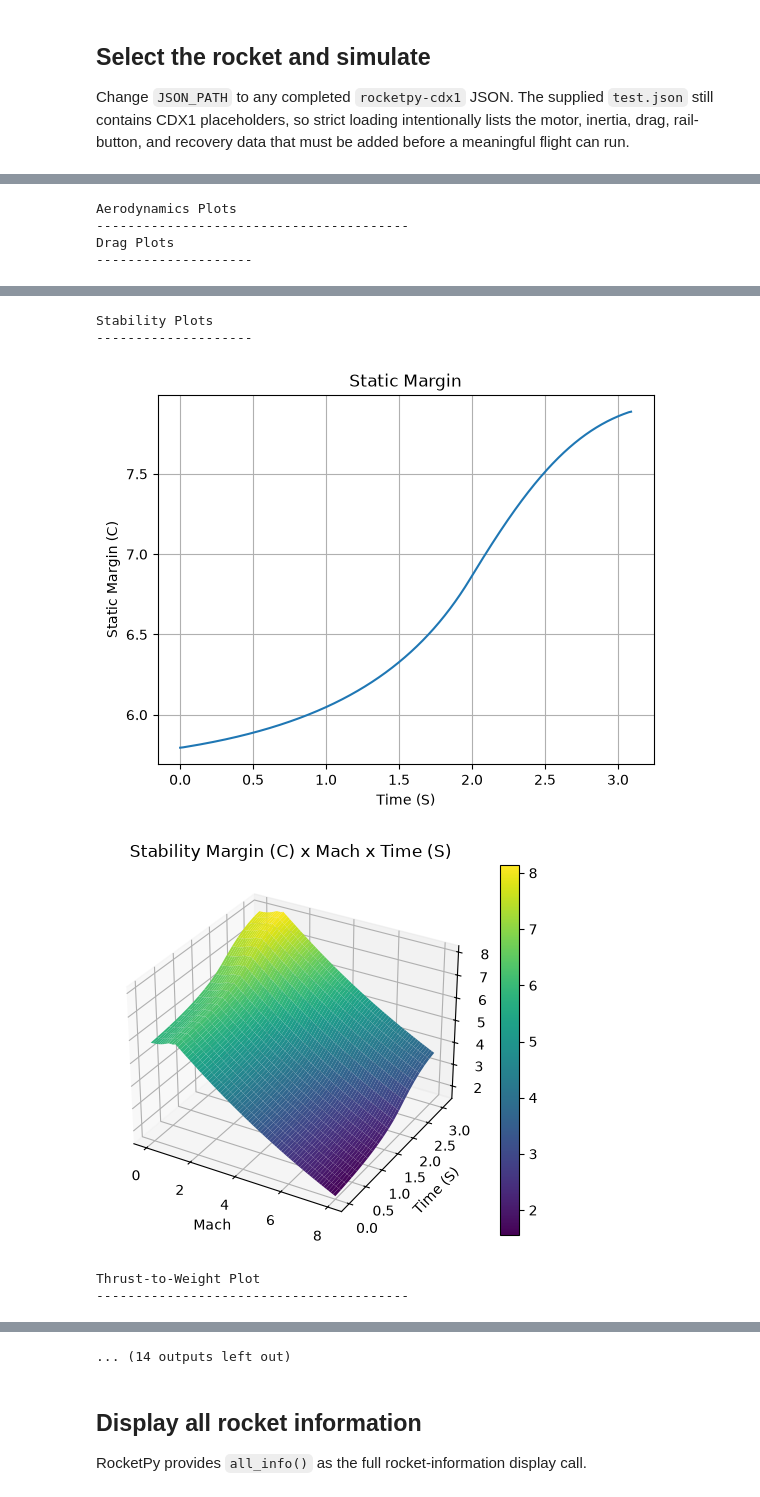
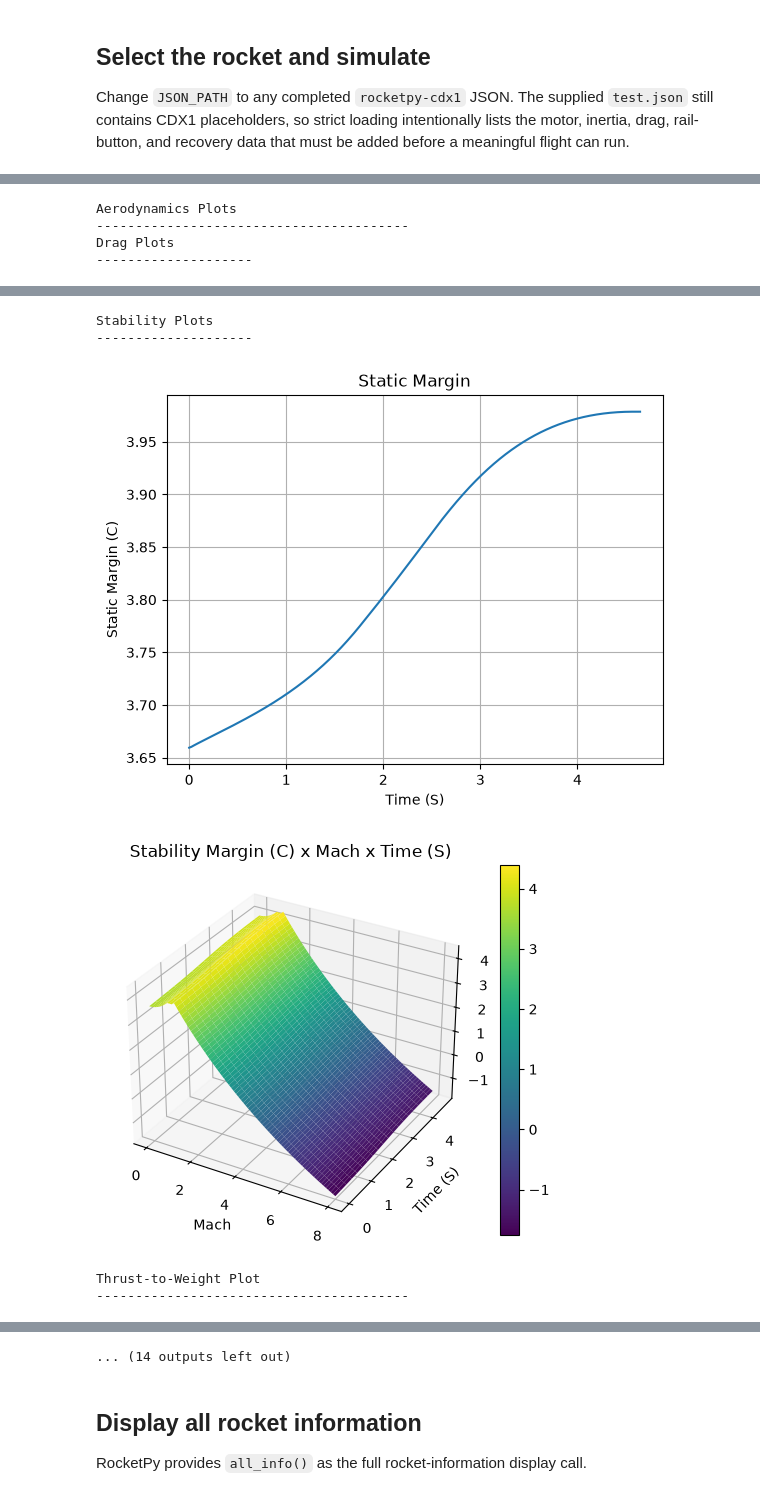
Before and after one commit to prs2026/farfromheaven, a Jupyter notebook: sims/rocketpy/singlesim.ipynb, the cells around one changed output, grey strips where cells are left out. Cells and saved outputs as stored; diff of their text form; code cells hidden in the pictures.

```diff
--- a/sims/rocketpy/singlesim.ipynb
+++ b/sims/rocketpy/singlesim.ipynb
@@ -94,11 +94,10 @@ Use the reusable `run_single_simulation` function imported from `simrunner.py`.
 
 Change `JSON_PATH` to any completed `rocketpy-cdx1` JSON. The supplied `test.json` still contains CDX1 placeholders, so strict loading intentionally lists the motor, inertia, drag, rail-button, and recovery data that must be added before a meaningful flight can run.
 # %%
-JSON_PATH = PROJECT_DIR / "./builtjsons/AMA CONFIG 14.json"
+JSON_PATH = PROJECT_DIR / "./lijah simmy/ejarrocket.json"
 
 rocket = load_rocket(
     JSON_PATH,
-    rocket_key="sustainer",
     require_simulation_ready=True,
 )
 rocket.all_info()
@@ -136,6 +135,6 @@ Drag Plots
 Stability Plots
 --------------------
-[figure, old version]
+[figure, new version]
-[figure, old version]
+[figure, new version]
 Thrust-to-Weight Plot
 ----------------------------------------
```
Also changed, not shown: parts of 4 cells of this notebook, 46 other files.
